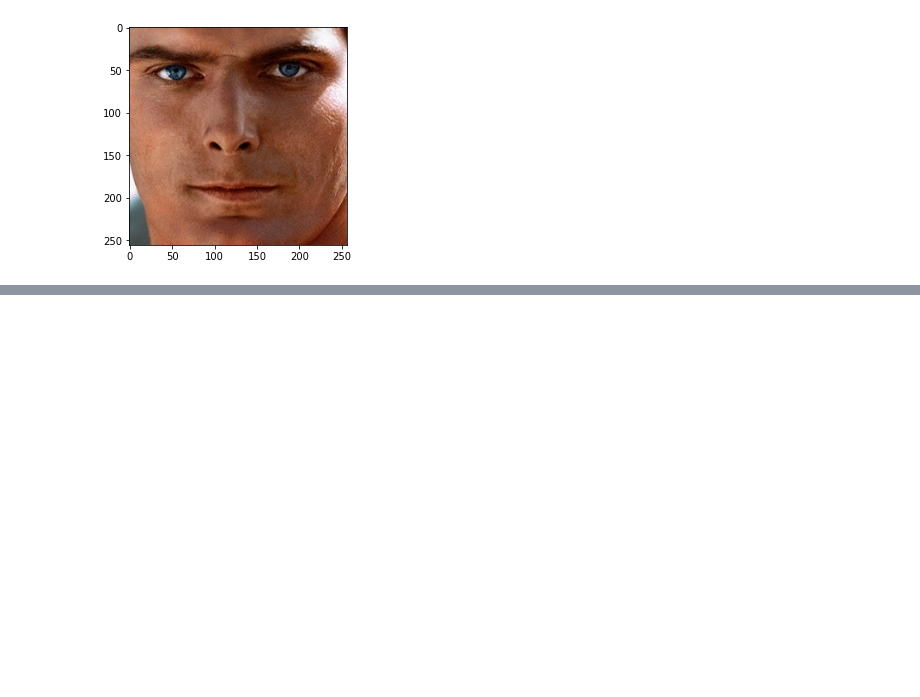
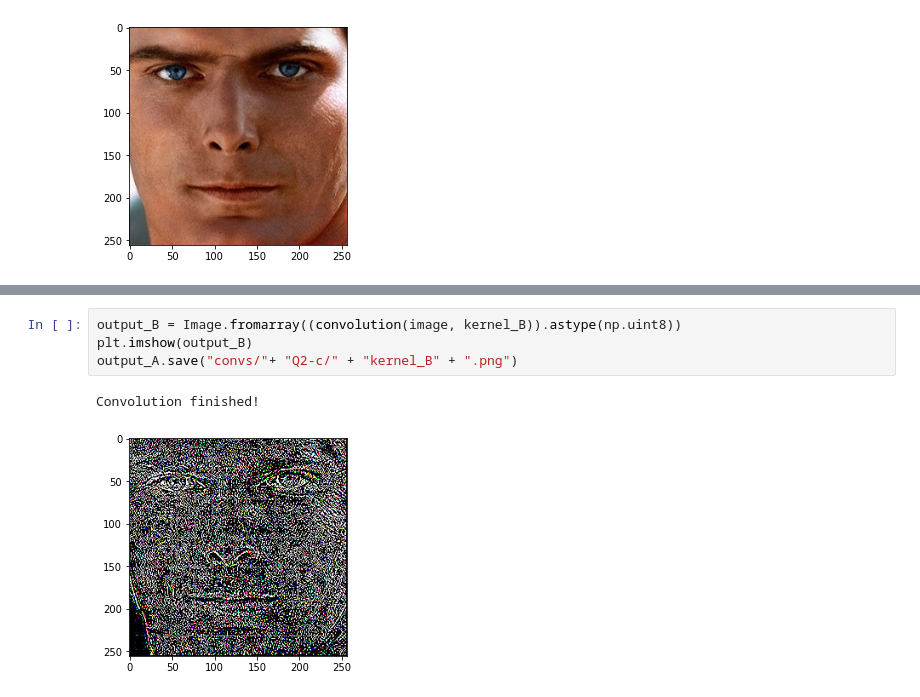
Before and after one commit to kianahs/Computer-vision, a Jupyter notebook: Convolution.ipynb, the cells around one changed output, grey strips where cells are left out. Drawn from its saved outputs; the diff is of its cells as text; blank space fills up the shorter version.

```diff
--- a/Convolution.ipynb
+++ b/Convolution.ipynb
@@ -74,0 +100,7 @@ for i in range(len(outputs)):
+# %%
+output_B = Image.fromarray((convolution(image, kernel_B)).astype(np.uint8))
+plt.imshow(output_B)
+output_A.save("convs/"+ "Q2-c/" + "kernel_B" + ".png")
+# %% [output]
+Convolution finished!
+[figure, added]
```
Also changed, not shown: parts of 17 cells of this notebook, 19 other files.
